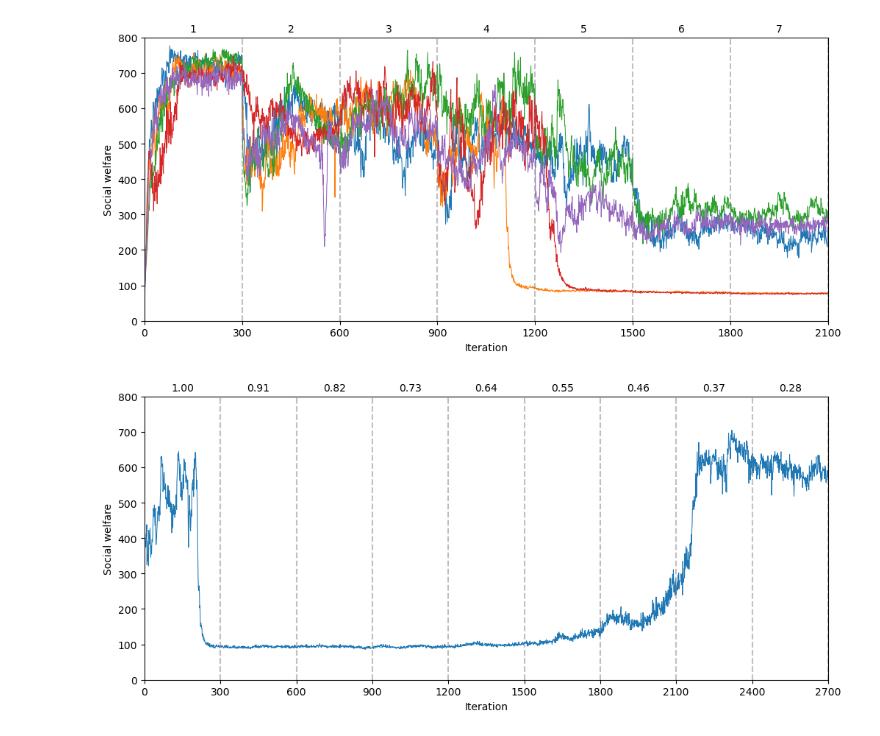
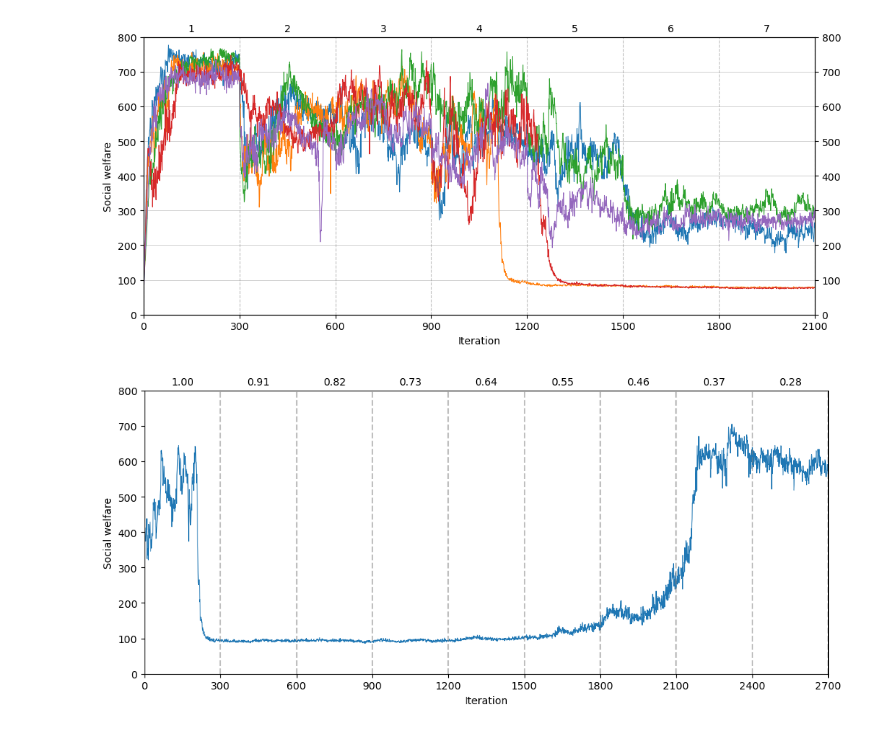
Before and after one commit to willis-richard/meltingpot, a Jupyter notebook: reward_transfer/results_n_players.ipynb, the cells around one changed output. Drawn from its saved outputs; the diff is of its cells as text; code cells hidden in the pictures.

```diff
--- a/reward_transfer/results_n_players.ipynb
+++ b/reward_transfer/results_n_players.ipynb
@@ -35,35 +35,43 @@ grouped = df.groupby('trial_id')
 fig, ax = plt.subplots(figsize=(12, 5), facecolor='white')
 for name, group in grouped:
     group.plot(x='iteration', y='reward', ax=ax, label=name, legend=False, lw=0.75)
 
 # Add legend and labels
 # ax.legend(title='Trial ID')
 ax.set_xlabel('Iteration')
 ax.set_ylabel('Social welfare')
 # ax.set_title('WIP')
 ax.set_xlim(0, 2100)
 ax.set_ylim(0, 800)
 ax.set_xticks(np.arange(0, 2101, 300))
+ax.yaxis.grid(True, linestyle='-', linewidth=0.5, color='grey', alpha=0.5)
+ax.xaxis.grid(True, color='grey', linestyle='--', alpha=0.5)
+
+ax2 = ax.twinx()
+# Synchronize ax2 with ax
+ax2.set_ylim(ax.get_ylim())  # Make sure the limits are the same
+ax2.set_yticks(ax.get_yticks())  # Duplicate the tick marks
+# ax2.set_yticklabels(ax.get_yticklabels())
 
 regions = dict((str(i), i * 300) for i in range(1,8))
 
 for region, position in regions.items():
-    ax.axvline(x=position, color='gray', linestyle='--', alpha=0.5)
+    # ax.axvline(x=position, color='gray', linestyle='--', alpha=0.5)
     ax.text(position-150, 1.02, region, transform=ax.get_xaxis_transform(), horizontalalignment='center')
 
 # edges = [e for e in range(0, 2+7*300, 300)]
 
 # # Add vertical lines for each edge
 # for edge in edges:
 #     ax.axvline(x=edge, color='gray', linestyle='--', alpha=0.5)
 
 # # Add labels for regions in the middle of the edges
 # region_labels = [i for i in range(1, 8)]
 # for i, label in enumerate(region_labels):
 #     mid_point = (edges[i] + edges[i + 1]) / 2
 #     ax.text(mid_point, 1.02, label, transform=ax.get_xaxis_transform(), horizontalalignment='center')
 # %% [output]
-[figure, old version]
+[figure, new version]
 # %%
 fig.savefig('runs')
 # %%
```
Also changed, not shown: 1 other file.
